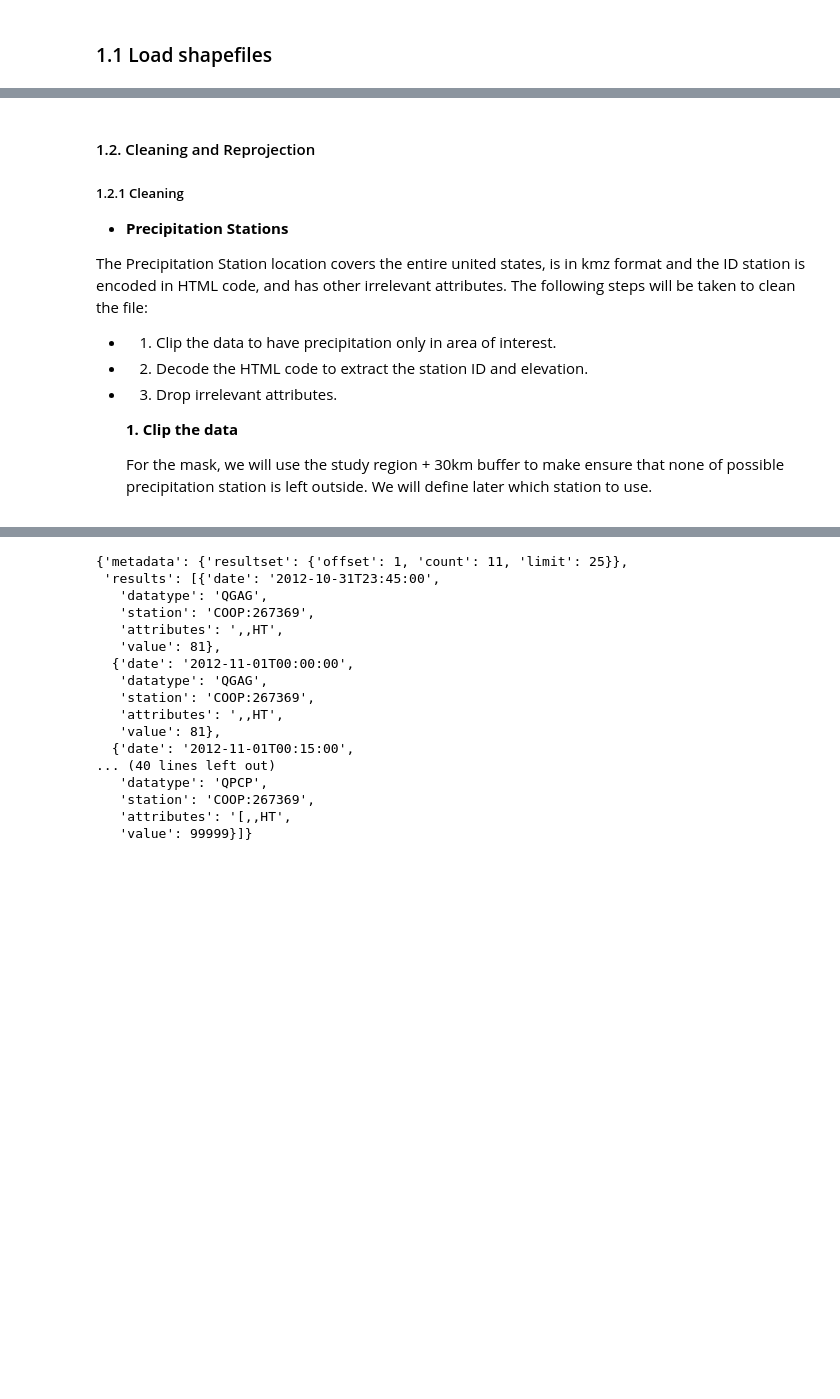
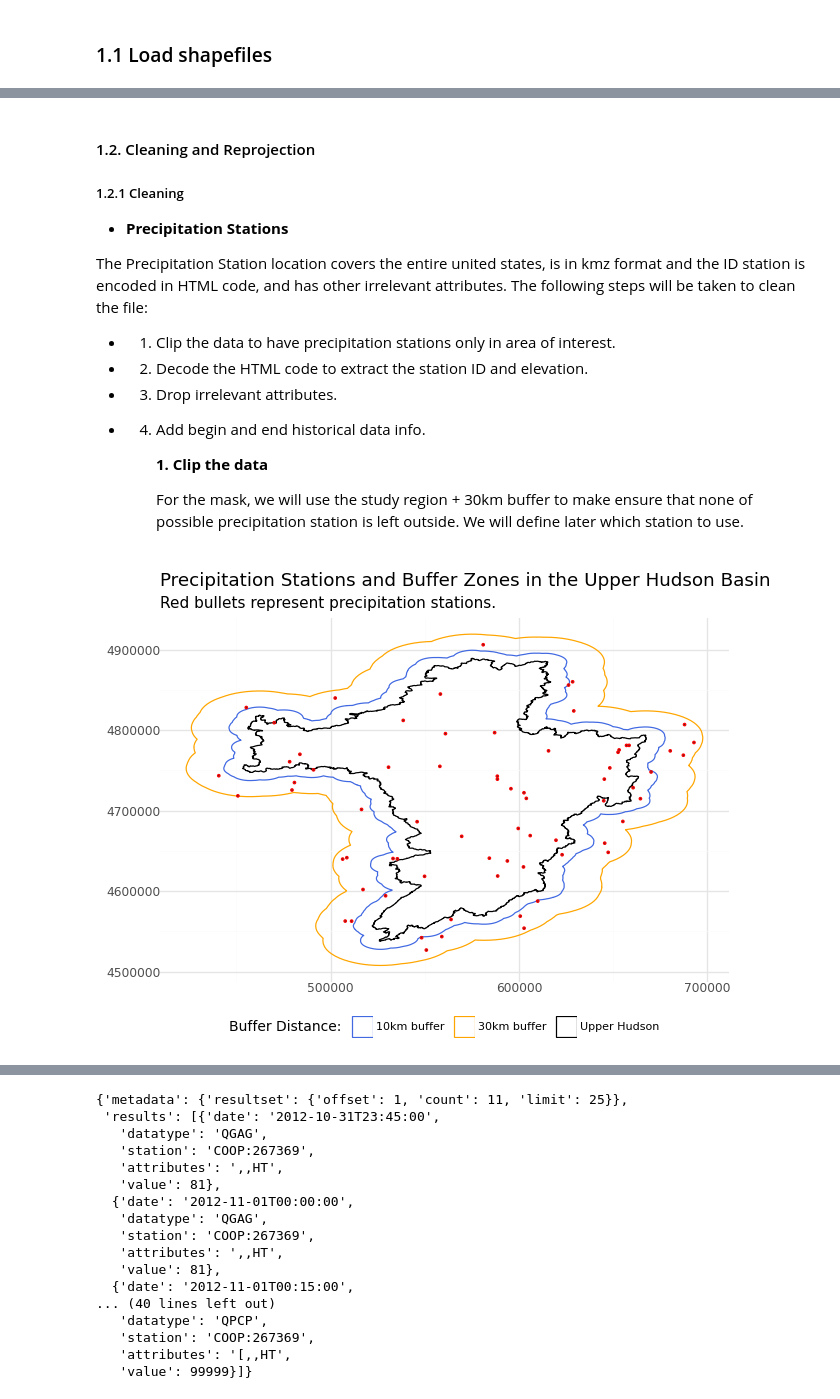
Before and after one commit to vpalvesalan/Unit-Hydrograph-Model, a Jupyter notebook: notebooks/prepocessing/data_prepocessing.ipynb, the cells around one changed output, grey strips where cells are left out. Drawn from its saved outputs; the diff is of its cells as text; code cells hidden in the pictures; blank space fills up the shorter version.

Commit message:
Modified data_preprocessing

```diff
--- a/notebooks/prepocessing/data_prepocessing.ipynb
+++ b/notebooks/prepocessing/data_prepocessing.ipynb
@@ -128,13 +130,57 @@ Shapefiles read successfully. Time elapsed: 9.62 seconds
 
 The Precipitation Station location covers the entire united states, is in kmz format and the ID station is encoded in HTML code, and has other irrelevant attributes. The following steps will be taken to clean the file:
 
-- 1. Clip the data to have precipitation only in area of interest.
+- 1. Clip the data to have precipitation stations only in area of interest.
 - 2. Decode the HTML code to extract the station ID and elevation.
 - 3. Drop irrelevant attributes.
+- 4. Add begin and end historical data info.
 
-    **1. Clip the data**
+        **1. Clip the data**
 
-    For the mask, we will use the study region + 30km buffer to make ensure that none of possible precipitation station is left outside. We will define later which station to use.
+        For the mask, we will use the study region + 30km buffer to make ensure that none of possible precipitation station is left outside. We will define later which station to use.
 # %%
 # Clip the data
 precip_stations_clipped = gpd.clip(precip_stations.to_crs(upper_hudson_basin_30km_buffer.crs), upper_hudson_basin_30km_buffer)
+# %%
+geom_merged = pd.concat(
+    [
+        upper_hudson_basin.to_crs(precip_stations_clipped.crs)[['geometry']].assign(LAYER='Upper Hudson'),
+        upper_hudson_basin_10km_buffer[['geometry']].assign(LAYER='10km buffer'),
+        upper_hudson_basin_30km_buffer[['geometry']].assign(LAYER='30km buffer')
+    ]
+)
+
+precip_station_map = (
+    ggplot(geom_merged)
+    + geom_map(
+        mapping=aes(geometry='geometry', color = 'LAYER'),
+        fill = None
+    )
+    + geom_map(
+        data = precip_stations_clipped[['geometry']],
+        mapping=aes(gemetry='geometry'),
+        color='red'
+    )
+    + labs(title='Precipitation Stations and Buffer Zones in the Upper Hudson Basin',
+           subtitle= 'Red bullets represent precipitation stations.')
+
+    # Manually define colors
+    + scale_color_manual(
+        name='Buffer Distance:',
+        values={
+            'Upper Hudson': 'black',
+            '10km buffer': 'royalblue',
+            '30km buffer': 'orange'
+            }
+    )
+    + coord_cartesian()
+    + theme_minimal()
+    + theme(
+        legend_title=element_text(size=10),
+        legend_text=element_text(size=8),
+        legend_position='bottom'
+    )
+)
+precip_station_map.draw()
+# %% [output]
+[figure, added]
```
Also changed, not shown: parts of 17 cells of this notebook, 2 other files.
